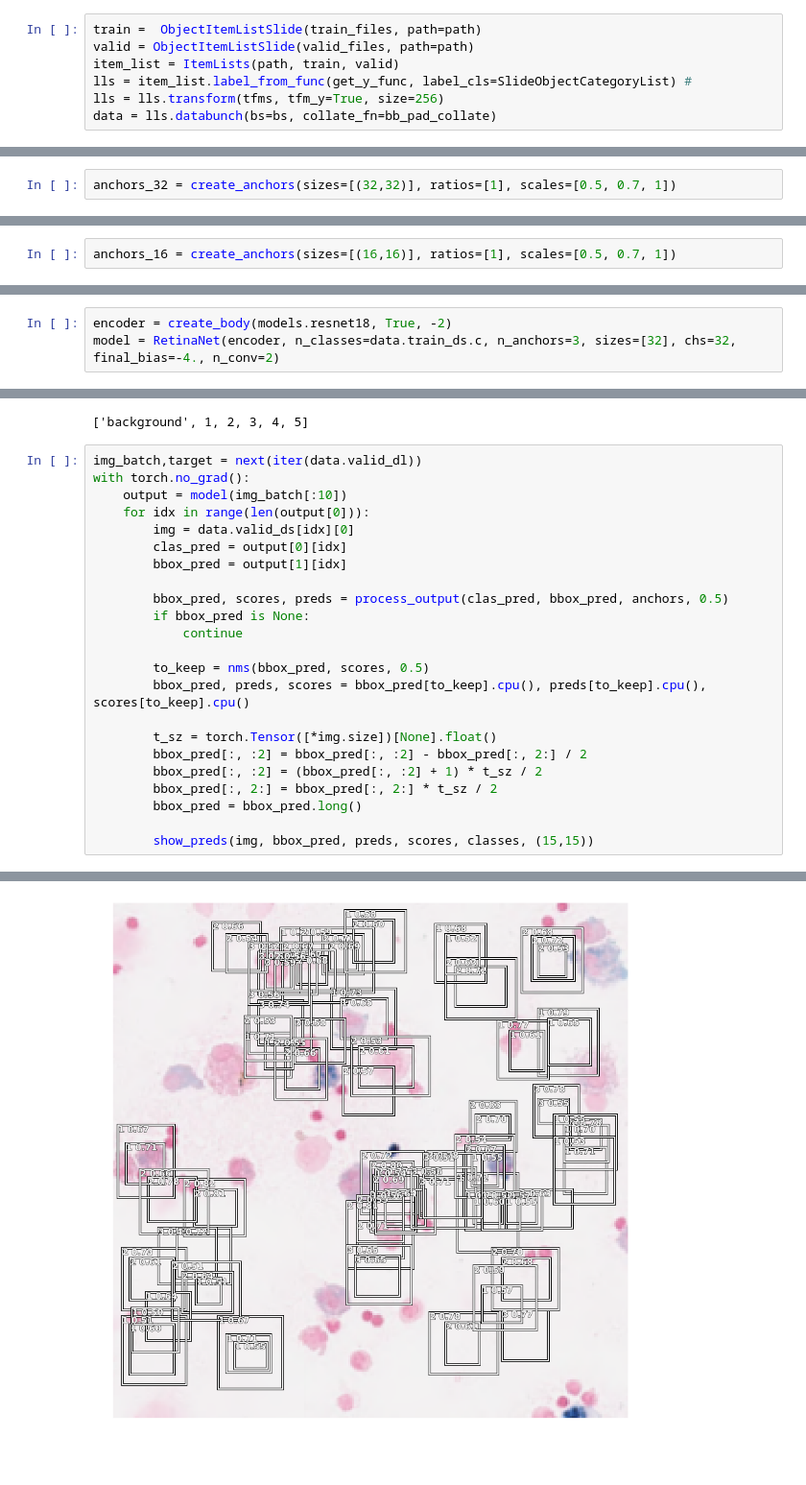
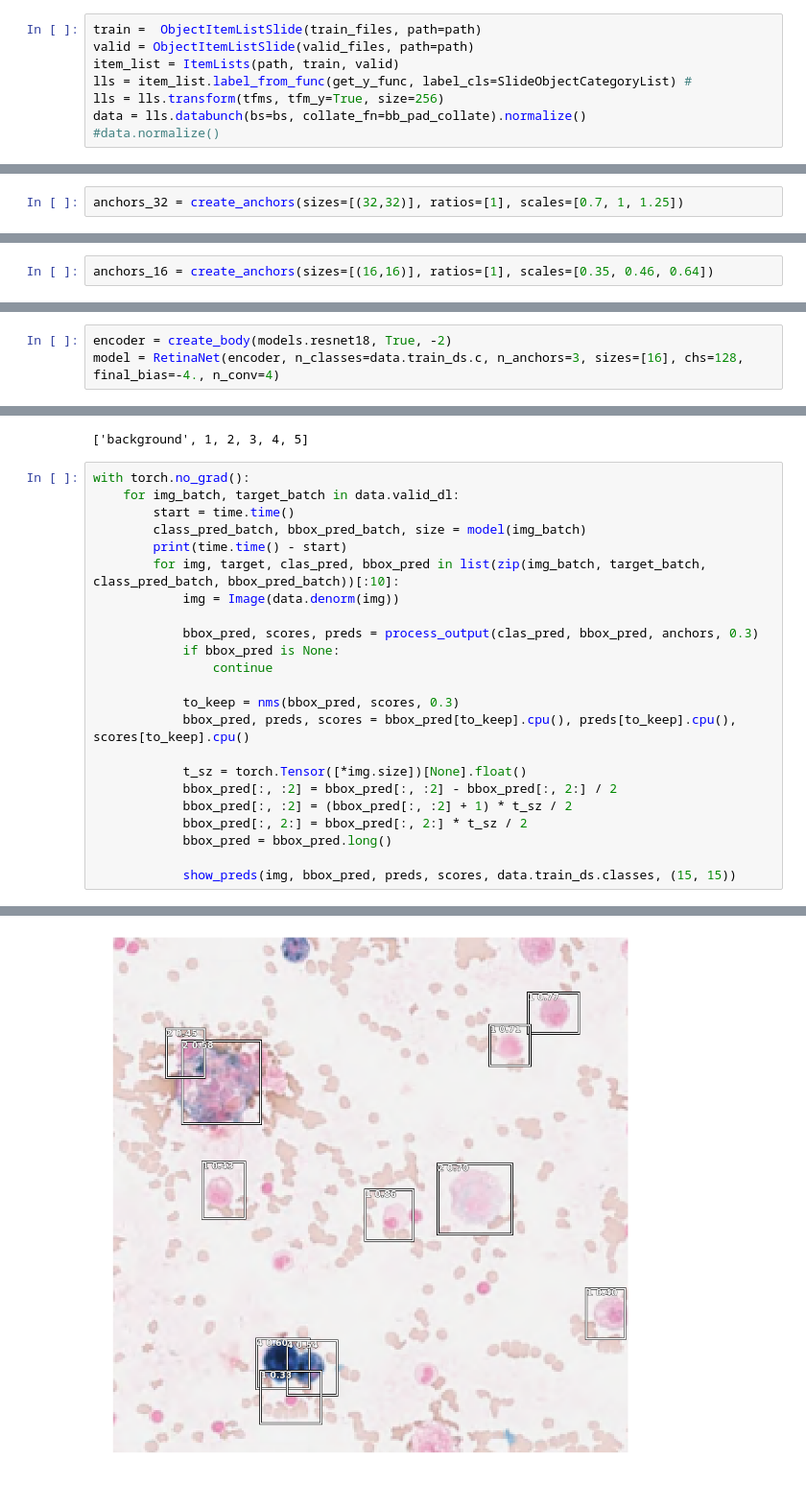
Before and after one commit to ChristianMarzahl/EIPH_WSI, a Jupyter notebook: Detection/baseline.ipynb, the cells around one changed output, grey strips where cells are left out. Shown at 96% size. Drawn from its saved outputs; the diff is of its cells as text.

```diff
--- a/Detection/baseline.ipynb
+++ b/Detection/baseline.ipynb
@@ -227,15 +230,16 @@ valid = ObjectItemListSlide(valid_files, path=path)
 item_list = ItemLists(path, train, valid)
 lls = item_list.label_from_func(get_y_func, label_cls=SlideObjectCategoryList) #
 lls = lls.transform(tfms, tfm_y=True, size=256)
-data = lls.databunch(bs=bs, collate_fn=bb_pad_collate)
+data = lls.databunch(bs=bs, collate_fn=bb_pad_collate).normalize()
+#data.normalize()
 # %%
 data.show_batch(rows=4, ds_type=DatasetType.Train, figsize=(15,15))
 # %% [output]
 [figure]
 # %%
-anchors_32 = create_anchors(sizes=[(32,32)], ratios=[1], scales=[0.5, 0.7, 1])
+anchors_32 = create_anchors(sizes=[(32,32)], ratios=[1], scales=[0.7, 1, 1.25])
 # %%
 anchors = anchors_32
 # %%
-anchors_16 = create_anchors(sizes=[(16,16)], ratios=[1], scales=[0.5, 0.7, 1])
+anchors_16 = create_anchors(sizes=[(16,16)], ratios=[1], scales=[0.35, 0.46, 0.64])
 # %%
@@ -302,7 +308,7 @@ class LossMetrics(LearnerCallback):
 crit = RetinaNetFocalLoss(anchors)
 # %%
 encoder = create_body(models.resnet18, True, -2)
-model = RetinaNet(encoder, n_classes=data.train_ds.c, n_anchors=3, sizes=[32], chs=32, final_bias=-4., n_conv=2)
+model = RetinaNet(encoder, n_classes=data.train_ds.c, n_anchors=3, sizes=[16], chs=128, final_bias=-4., n_conv=4)
 # %%
 learn = Learner(data, model, loss_func=crit, callback_fns=[ShowGraph, LossMetrics])
 # %%
@@ -363,26 +371,26 @@ classes
 # %% [output]
 ['background', 1, 2, 3, 4, 5]
 # %%
-img_batch,target = next(iter(data.valid_dl))
 with torch.no_grad():
-    output = model(img_batch[:10])
-    for idx in range(len(output[0])):
-        img = data.valid_ds[idx][0]
-        clas_pred = output[0][idx]
-        bbox_pred = output[1][idx]
+    for img_batch, target_batch in data.valid_dl:
+        start = time.time()
+        class_pred_batch, bbox_pred_batch, size = model(img_batch)
+        print(time.time() - start)
+        for img, target, clas_pred, bbox_pred in list(zip(img_batch, target_batch, class_pred_batch, bbox_pred_batch))[:10]:
+            img = Image(data.denorm(img))
 
-        bbox_pred, scores, preds = process_output(clas_pred, bbox_pred, anchors, 0.5)
-        if bbox_pred is None:
-            continue
+            bbox_pred, scores, preds = process_output(clas_pred, bbox_pred, anchors, 0.3)
+            if bbox_pred is None:
+                continue
 
-        to_keep = nms(bbox_pred, scores, 0.5)
-        bbox_pred, preds, scores = bbox_pred[to_keep].cpu(), preds[to_keep].cpu(), scores[to_keep].cpu()
+            to_keep = nms(bbox_pred, scores, 0.3)
+            bbox_pred, preds, scores = bbox_pred[to_keep].cpu(), preds[to_keep].cpu(), scores[to_keep].cpu()
 
-        t_sz = torch.Tensor([*img.size])[None].float()
-        bbox_pred[:, :2] = bbox_pred[:, :2] - bbox_pred[:, 2:] / 2
-        bbox_pred[:, :2] = (bbox_pred[:, :2] + 1) * t_sz / 2
-        bbox_pred[:, 2:] = bbox_pred[:, 2:] * t_sz / 2
-        bbox_pred = bbox_pred.long()
+            t_sz = torch.Tensor([*img.size])[None].float()
+            bbox_pred[:, :2] = bbox_pred[:, :2] - bbox_pred[:, 2:] / 2
+            bbox_pred[:, :2] = (bbox_pred[:, :2] + 1) * t_sz / 2
+            bbox_pred[:, 2:] = bbox_pred[:, 2:] * t_sz / 2
+            bbox_pred = bbox_pred.long()
 
-        show_preds(img, bbox_pred, preds, scores, classes, (15,15))
+            show_preds(img, bbox_pred, preds, scores, data.train_ds.classes, (15, 15))
 # %% [output]
@@ -395 +407 @@ with torch.no_grad():
-[figure, old version]
+[figure, new version]
```
Also changed, not shown: parts of 14 cells of this notebook, 1 other file.
